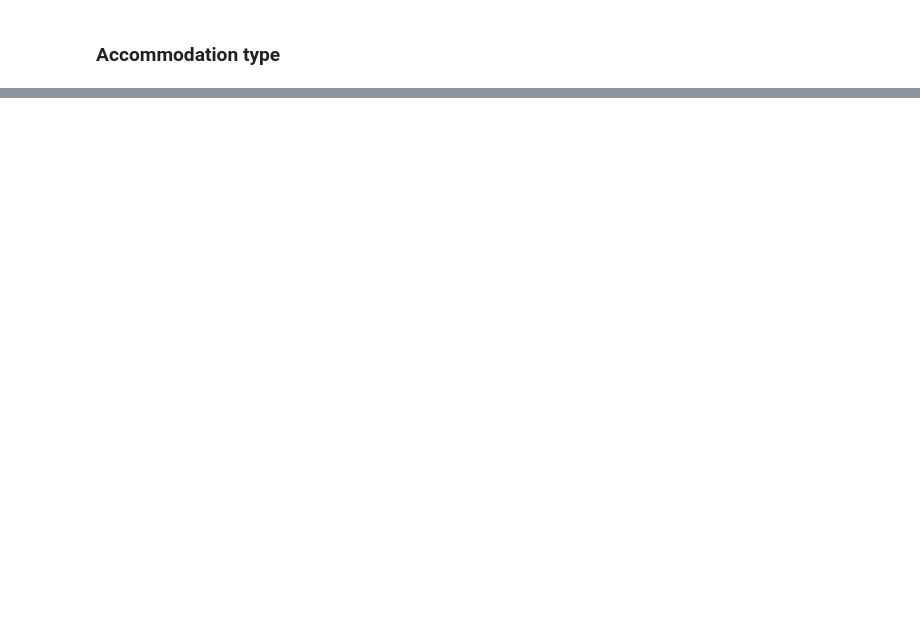
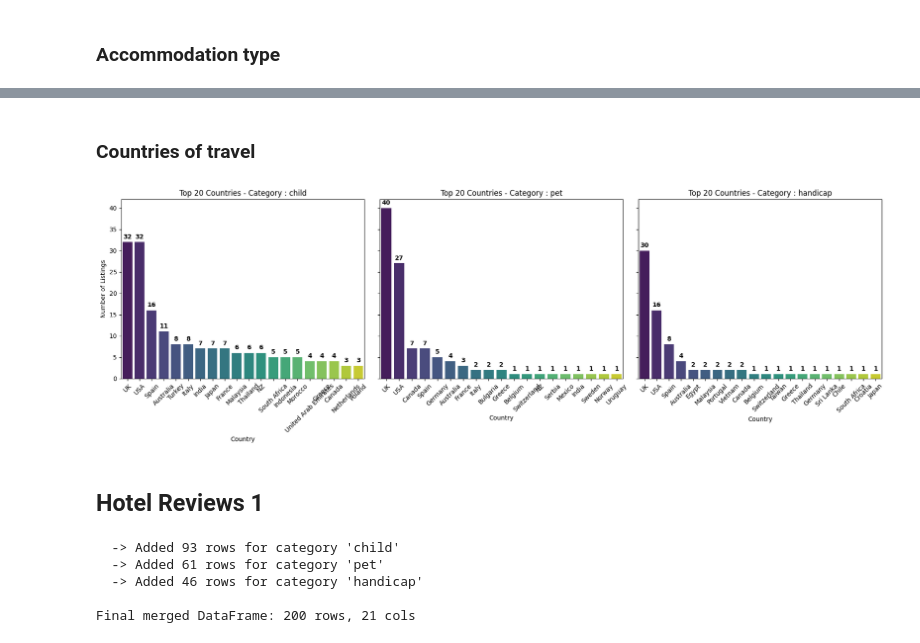
Before and after one commit to AlbinMorisseau/large-project, a Jupyter notebook: notebooks/draft/features_visualization.ipynb, the cells around one changed output, grey strips where cells are left out. Saved outputs shown, nothing was run; the diff lists cells and outputs as text; code cells hidden in the pictures; blank space fills up the shorter version.

```diff
--- a/notebooks/draft/features_visualization.ipynb
+++ b/notebooks/draft/features_visualization.ipynb
@@ -324,0 +164,52 @@ plt.show()
+# %% [markdown]
+### Countries of travel
+# %%
+feature = "accommodation_country"
+
+country_map = {
+    "United Kingdom": "UK",
+    "United States of America": "USA",
+    "New Zealand": "NZ"
+}
+
+fig, axes = plt.subplots(1, len(categories), figsize=(18, 6), sharey=True)
+
+for ax, cat in zip(axes, categories):
+    df_cat = df.filter(pl.col("category") == cat)
+    counts = df_cat.group_by(feature).agg(pl.len().alias("count")).sort("count", descending=True)
+
+    top20 = counts.head(20)
+    countries = [country_map.get(c, c) for c in top20[feature].to_list()]
+    values = top20["count"].to_list()
+
+    palette = sns.color_palette("viridis", n_colors=len(countries))
+    sns.barplot(x=countries, y=values, hue=countries, palette=palette, legend=False, ax=ax)
+    ax.set_title(f"Top 20 Countries - Category : {cat}")
+    ax.set_xlabel("Country")
+    ax.set_ylabel("Number of Listings")
+    ax.tick_params(axis='x', rotation=45)
+
+    for i, v in enumerate(values):
+        ax.text(i, v + 0.5, str(v), ha='center', va='bottom', fontweight='bold')
+
+plt.tight_layout()
+plt.show()
+# %% [output]
+[figure, added]
+# %% [markdown]
+## Hotel Reviews 1
+# %%
+df_initial_path = "../../data/original/dataset/data_hotel_reviews_1.csv"
+df_final_path_template = "../../data/processed/final/{category}/validated_data_hotel_reviews_1_{category}_good.csv"
+
+df = build_dataset_from_final_files(
+    df_initial_path=df_initial_path,
+    df_final_path_template=df_final_path_template,
+    categories=categories
+)
+# %% [output]
+  -> Added 93 rows for category 'child'
+  -> Added 61 rows for category 'pet'
+  -> Added 46 rows for category 'handicap'
+
+Final merged DataFrame: 200 rows, 21 cols
```
Also changed, not shown: parts of 89 cells of this notebook, 1 other file.
